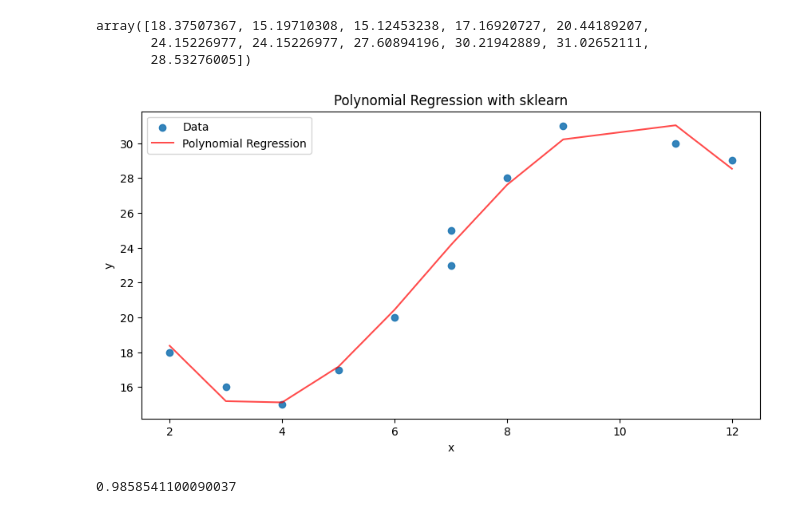
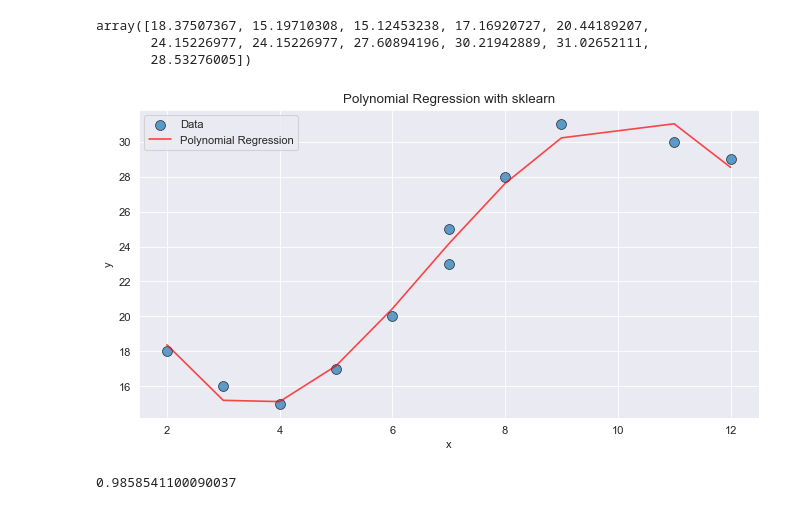
Before and after one commit to Erik172/machine-learning-engineer, a Jupyter notebook: notebooks/polynomial_regression/02_polynomial_regression_with_scikit-learn.ipynb, the cells around one changed output. Drawn from its saved outputs; the diff is of its cells as text; code cells hidden in the pictures.

```diff
--- a/notebooks/polynomial_regression/02_polynomial_regression_with_scikit-learn.ipynb
+++ b/notebooks/polynomial_regression/02_polynomial_regression_with_scikit-learn.ipynb
@@ -4,4 +5,7 @@ import matplotlib.pyplot as plt
 import numpy as np
+# %%
+sns.set_style('darkgrid')
+plt.rcParams['figure.dpi'] = 80
 # %%
 x = np.array([2, 3, 4, 5, 6, 7, 7, 8, 9, 11, 12])
 y = np.array([18, 16, 15, 17, 20, 23, 25, 28, 31, 30, 29])
@@ -53,15 +65,31 @@ array([18.37507367, 15.19710308, 15.12453238, 17.16920727, 20.44189207,
 # %%
 plt.figure(figsize=(10, 5))
 
-plt.scatter(x, y, alpha=.9, label='Data')
-plt.plot(x, y_predict, color='red', alpha=.7, label='Polynomial Regression')
+sns.scatterplot(
+    x=x,
+    y=y,
+    alpha=.7,
+    s=80,
+    edgecolor='black',
+    linewidth=.7,
+    label='Data'
+)
+
+sns.lineplot(
+    x=x,
+    y=y_predict,
+    color='red',
+    alpha=.7,
+    label='Polynomial Regression'
+)
+
+plt.title('Polynomial Regression with sklearn')
 plt.xlabel('x')
 plt.ylabel('y')
-plt.title('Polynomial Regression with sklearn')
 plt.legend()
 plt.show()
 # %% [output]
-[figure, old version]
+[figure, new version]
 # %%
 poly_reg.score(x_poly, y)
 # %% [output]
```
Also changed, not shown: parts of 3 cells of this notebook.
